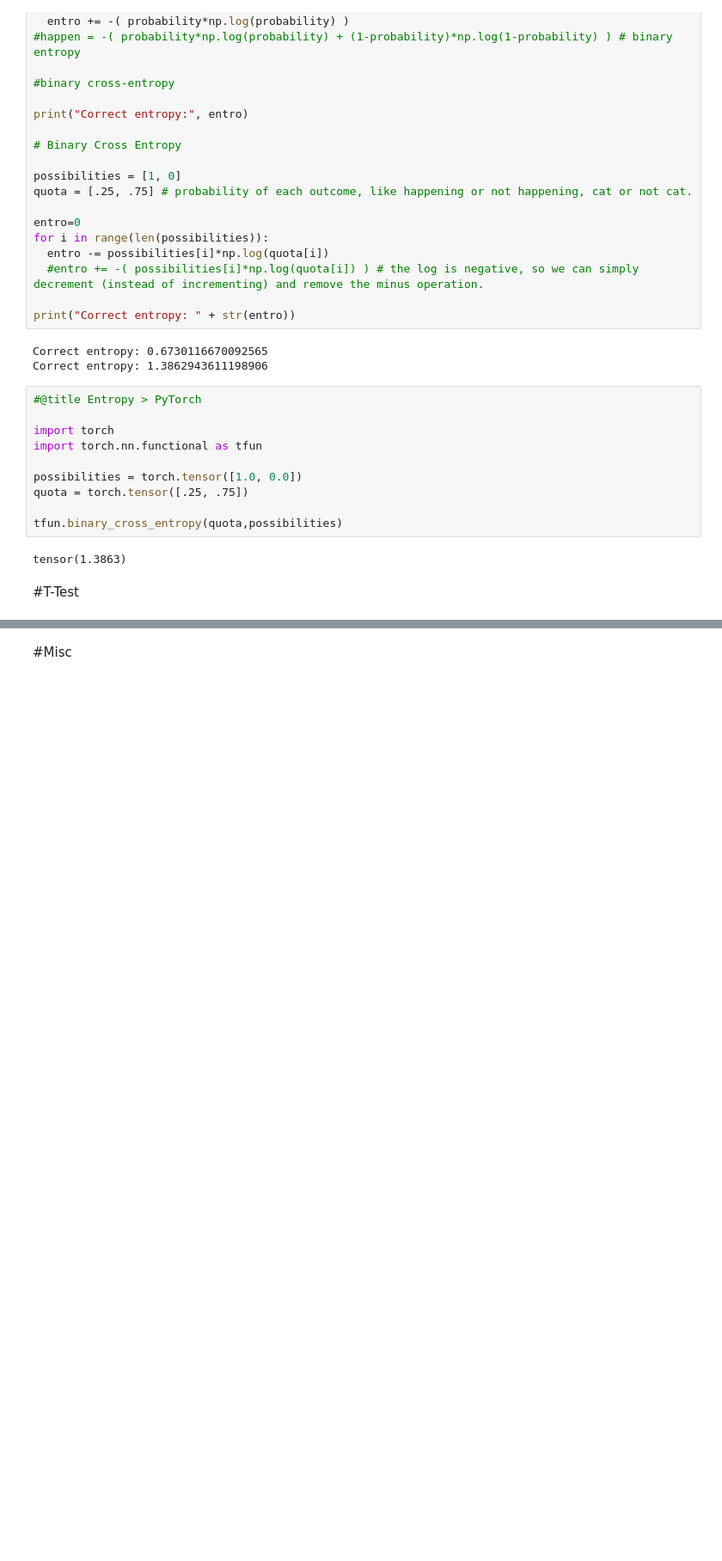
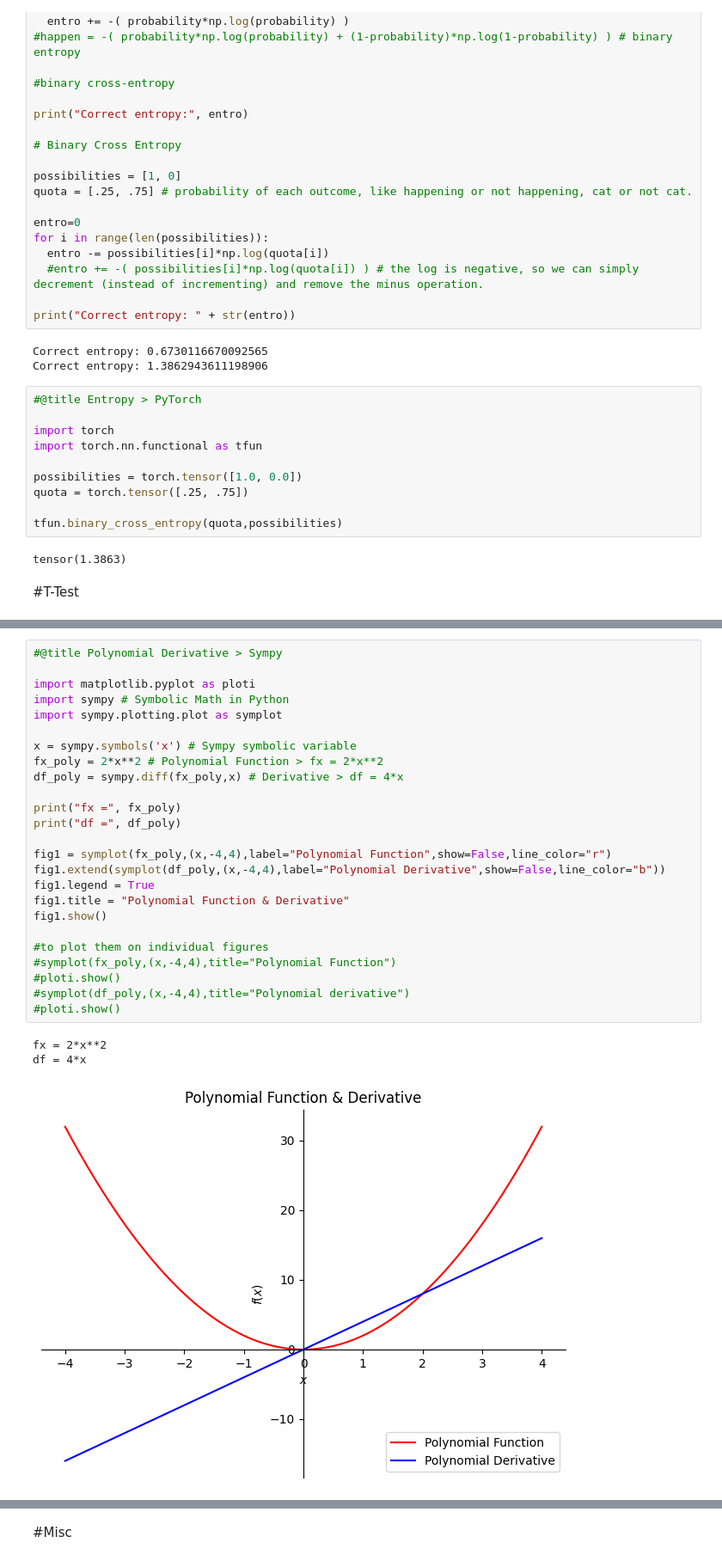
Before and after one commit to Salciano/ShowcasePython, a Jupyter notebook: Showcase.ipynb, the cells around one changed output, grey strips where cells are left out. Shown at 86% size. Drawn from its saved outputs; the diff is of its cells as text; blank space fills up the shorter version.

Commit message:
Derivatives: Polynomial, ReLU, Sigmoid.

```diff
--- a/Showcase.ipynb
+++ b/Showcase.ipynb
@@ -1840,0 +1936,29 @@ Conclusion: There is no significant statistical evidence that one model outperfo
+# %%
+#@title Polynomial Derivative > Sympy
+
+import matplotlib.pyplot as ploti
+import sympy # Symbolic Math in Python
+import sympy.plotting.plot as symplot
+
+x = sympy.symbols('x') # Sympy symbolic variable
+fx_poly = 2*x**2 # Polynomial Function > fx = 2*x**2
+df_poly = sympy.diff(fx_poly,x) # Derivative > df = 4*x
+
+print("fx =", fx_poly)
+print("df =", df_poly)
+
+fig1 = symplot(fx_poly,(x,-4,4),label="Polynomial Function",show=False,line_color="r")
+fig1.extend(symplot(df_poly,(x,-4,4),label="Polynomial Derivative",show=False,line_color="b"))
+fig1.legend = True
+fig1.title = "Polynomial Function & Derivative"
+fig1.show()
+
+#to plot them on individual figures
+#symplot(fx_poly,(x,-4,4),title="Polynomial Function")
+#ploti.show()
+#symplot(df_poly,(x,-4,4),title="Polynomial derivative")
+#ploti.show()
+# %% [output]
+fx = 2*x**2
+df = 4*x
+[figure, added]
```
Also changed, not shown: parts of 9 cells of this notebook.
